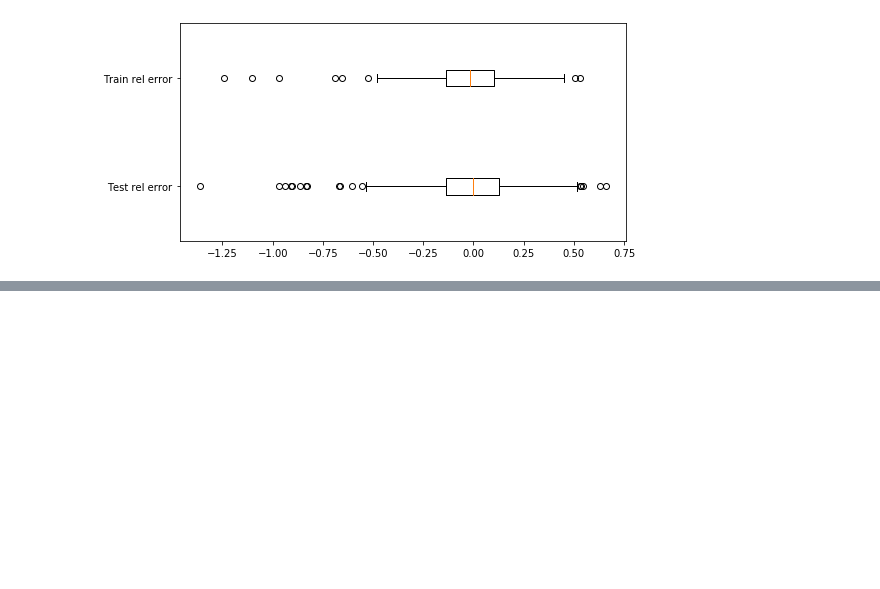
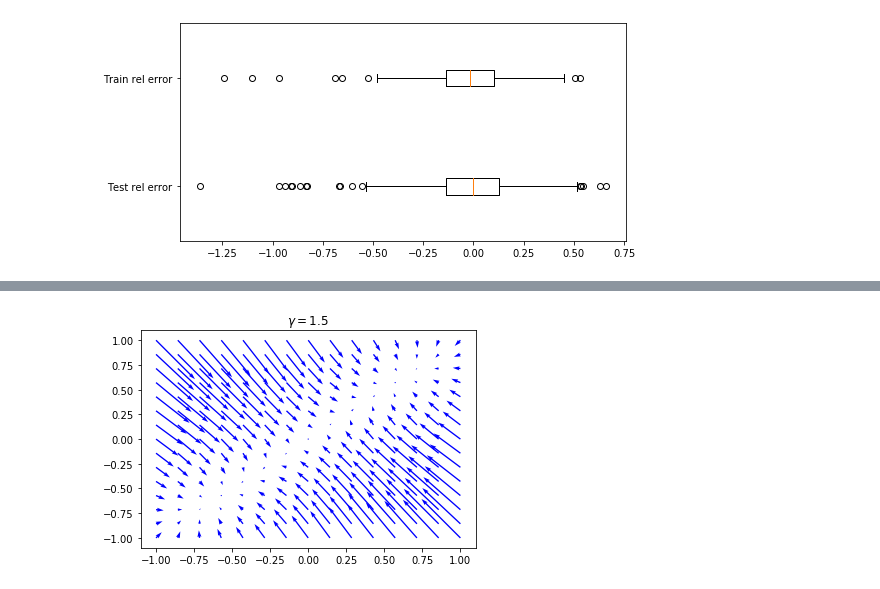
Before and after one commit to koulakis/dynamical-systems, a Jupyter notebook: 20_neural_networks.ipynb, the cells around one changed output, grey strips where cells are left out. Cells and saved outputs as stored; diff of their text form; code cells hidden in the pictures; blank space fills up the shorter version.

```diff
--- a/20_neural_networks.ipynb
+++ b/20_neural_networks.ipynb
@@ -119,0 +154,9 @@ plt.show()
+# %%
+gamma = 1.5
+dx_dt = hopfield_model(gamma, W, b)
+xlim, ylim = [-1, 1], [-1, 1]
+plt.title(f'$\gamma = {gamma}$')
+
+plot_field(dx_dt, xlim, ylim, scale=15)
+# %% [output]
+[figure, added]
```
Also changed, not shown: parts of 18 cells of this notebook.
